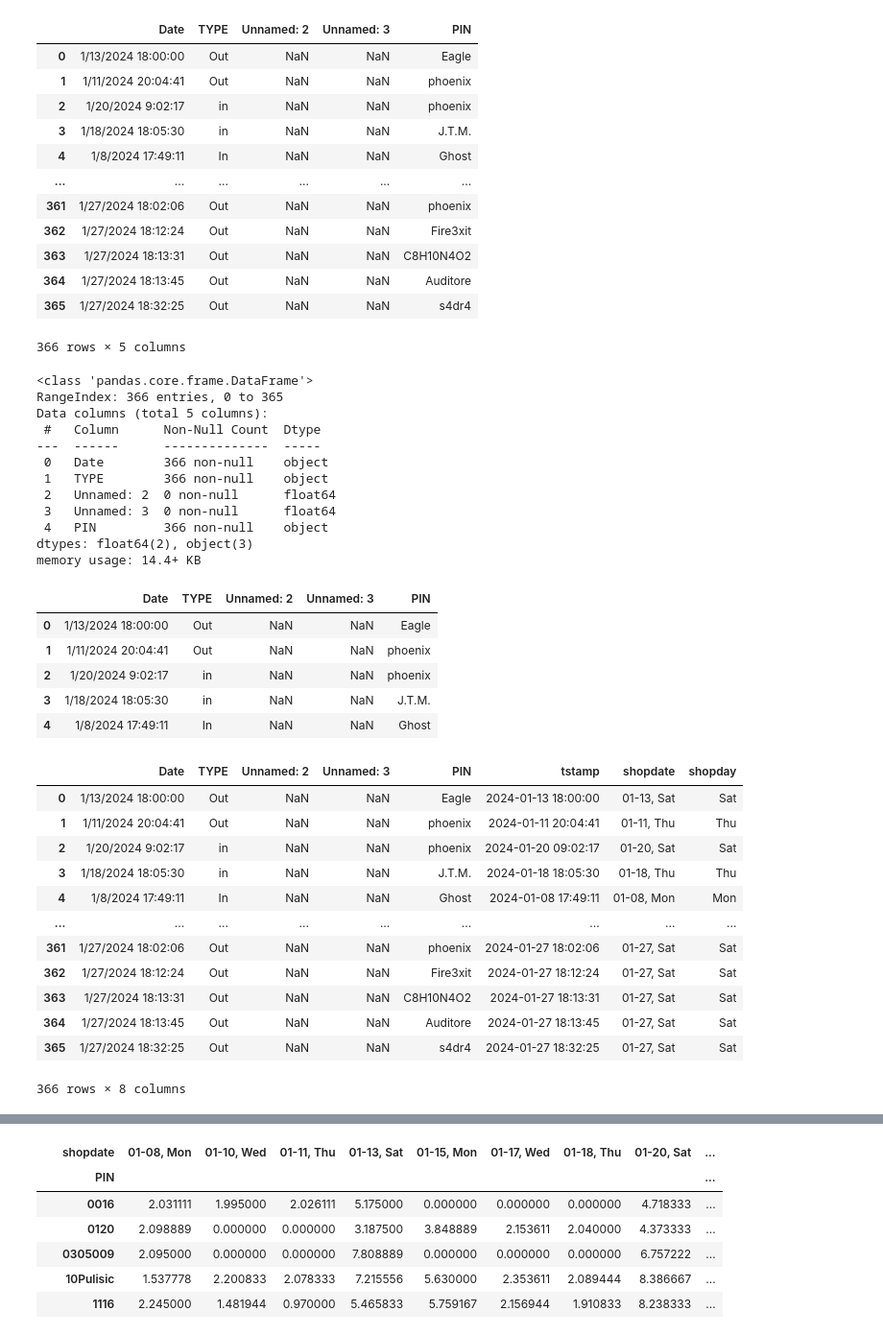
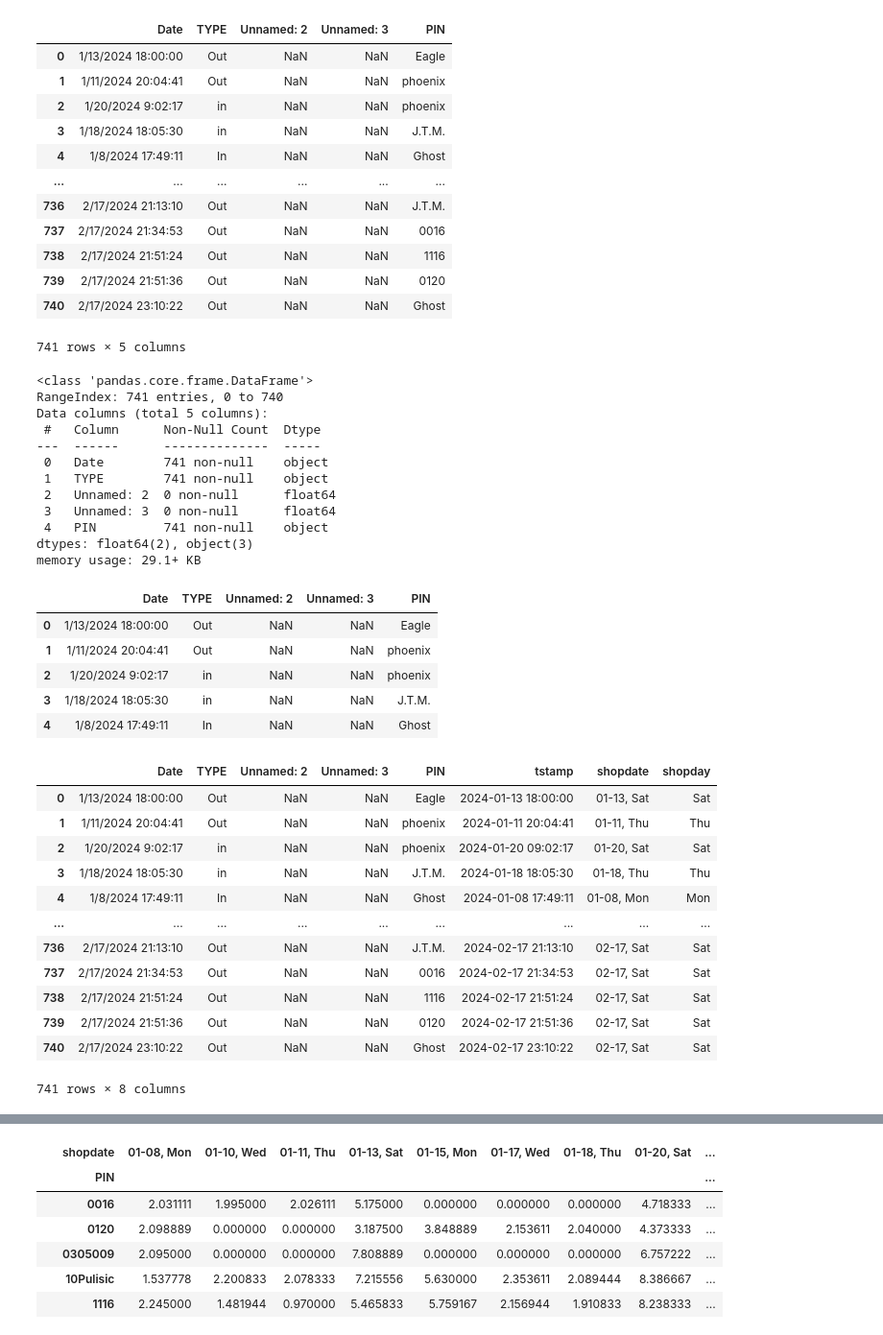
Before and after one commit to dcowden/281attendance, a Jupyter notebook: 281HoursReport.ipynb, the cells around one changed output, grey strips where cells are left out. Shown at 96% size. Drawn from its saved outputs; the diff is of its cells as text; code cells hidden in the pictures.

```diff
--- a/281HoursReport.ipynb
+++ b/281HoursReport.ipynb
@@ -1,37 +1,38 @@
 # %%
 import pandas as pd
-hoursdf=pd.read_csv('time-data/281-time-1-29-2024.tsv', sep='\t')
+pd.set_option('display.max_columns', None)
+hoursdf=pd.read_csv('time-data/281-time-2-18-2024.tsv', sep='\t')
 hoursdf
 # %% [output]
 |  | Date | TYPE | Unnamed: 2 | Unnamed: 3 | PIN |
 | 0 | 1/13/2024 18:00:00 | Out | NaN | NaN | Eagle |
 | 1 | 1/11/2024 20:04:41 | Out | NaN | NaN | phoenix |
 | 2 | 1/20/2024 9:02:17 | in | NaN | NaN | phoenix |
 | 3 | 1/18/2024 18:05:30 | in | NaN | NaN | J.T.M. |
 | 4 | 1/8/2024 17:49:11 | In | NaN | NaN | Ghost |
 | ... | ... | ... | ... | ... | ... |
-| 361 | 1/27/2024 18:02:06 | Out | NaN | NaN | phoenix |
-| 362 | 1/27/2024 18:12:24 | Out | NaN | NaN | Fire3xit |
-| 363 | 1/27/2024 18:13:31 | Out | NaN | NaN | C8H10N4O2 |
-| 364 | 1/27/2024 18:13:45 | Out | NaN | NaN | Auditore |
-| 365 | 1/27/2024 18:32:25 | Out | NaN | NaN | s4dr4 |
+| 736 | 2/17/2024 21:13:10 | Out | NaN | NaN | J.T.M. |
+| 737 | 2/17/2024 21:34:53 | Out | NaN | NaN | 0016 |
+| 738 | 2/17/2024 21:51:24 | Out | NaN | NaN | 1116 |
+| 739 | 2/17/2024 21:51:36 | Out | NaN | NaN | 0120 |
+| 740 | 2/17/2024 23:10:22 | Out | NaN | NaN | Ghost |
-366 rows × 5 columns
+741 rows × 5 columns
 # %%
 hoursdf.info()
 hoursdf.head(5)
 # %% [output]
 <class 'pandas.core.frame.DataFrame'>
-RangeIndex: 366 entries, 0 to 365
+RangeIndex: 741 entries, 0 to 740
 Data columns (total 5 columns):
  #   Column      Non-Null Count  Dtype
 ---  ------      --------------  -----
- 0   Date        366 non-null    object
- 1   TYPE        366 non-null    object
+ 0   Date        741 non-null    object
+ 1   TYPE        741 non-null    object
  2   Unnamed: 2  0 non-null      float64
  3   Unnamed: 3  0 non-null      float64
- 4   PIN         366 non-null    object
+ 4   PIN         741 non-null    object
 dtypes: float64(2), object(3)
-memory usage: 14.4+ KB
+memory usage: 29.1+ KB
 |  | Date | TYPE | Unnamed: 2 | Unnamed: 3 | PIN |
 | 0 | 1/13/2024 18:00:00 | Out | NaN | NaN | Eagle |
 | 1 | 1/11/2024 20:04:41 | Out | NaN | NaN | phoenix |
@@ -52,12 +53,12 @@ hoursdf
 | 3 | 1/18/2024 18:05:30 | in | NaN | NaN | J.T.M. | 2024-01-18 18:05:30 | 01-18, Thu | Thu |
 | 4 | 1/8/2024 17:49:11 | In | NaN | NaN | Ghost | 2024-01-08 17:49:11 | 01-08, Mon | Mon |
 | ... | ... | ... | ... | ... | ... | ... | ... | ... |
-| 361 | 1/27/2024 18:02:06 | Out | NaN | NaN | phoenix | 2024-01-27 18:02:06 | 01-27, Sat | Sat |
-| 362 | 1/27/2024 18:12:24 | Out | NaN | NaN | Fire3xit | 2024-01-27 18:12:24 | 01-27, Sat | Sat |
-| 363 | 1/27/2024 18:13:31 | Out | NaN | NaN | C8H10N4O2 | 2024-01-27 18:13:31 | 01-27, Sat | Sat |
-| 364 | 1/27/2024 18:13:45 | Out | NaN | NaN | Auditore | 2024-01-27 18:13:45 | 01-27, Sat | Sat |
-| 365 | 1/27/2024 18:32:25 | Out | NaN | NaN | s4dr4 | 2024-01-27 18:32:25 | 01-27, Sat | Sat |
+| 736 | 2/17/2024 21:13:10 | Out | NaN | NaN | J.T.M. | 2024-02-17 21:13:10 | 02-17, Sat | Sat |
+| 737 | 2/17/2024 21:34:53 | Out | NaN | NaN | 0016 | 2024-02-17 21:34:53 | 02-17, Sat | Sat |
+| 738 | 2/17/2024 21:51:24 | Out | NaN | NaN | 1116 | 2024-02-17 21:51:24 | 02-17, Sat | Sat |
+| 739 | 2/17/2024 21:51:36 | Out | NaN | NaN | 0120 | 2024-02-17 21:51:36 | 02-17, Sat | Sat |
+| 740 | 2/17/2024 23:10:22 | Out | NaN | NaN | Ghost | 2024-02-17 23:10:22 | 02-17, Sat | Sat |
-366 rows × 8 columns
+741 rows × 8 columns
 # %%
 def shop_hours(s):
     seconds_this_day = (s.max() - s.min()).seconds/60
```
Also changed, not shown: parts of 3 cells of this notebook, 4 other files.
